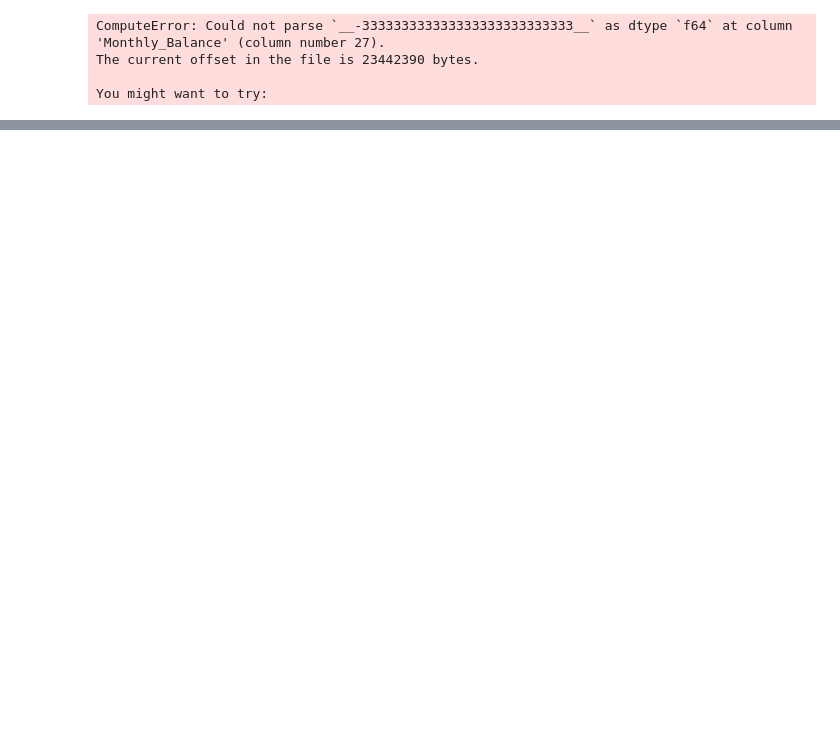
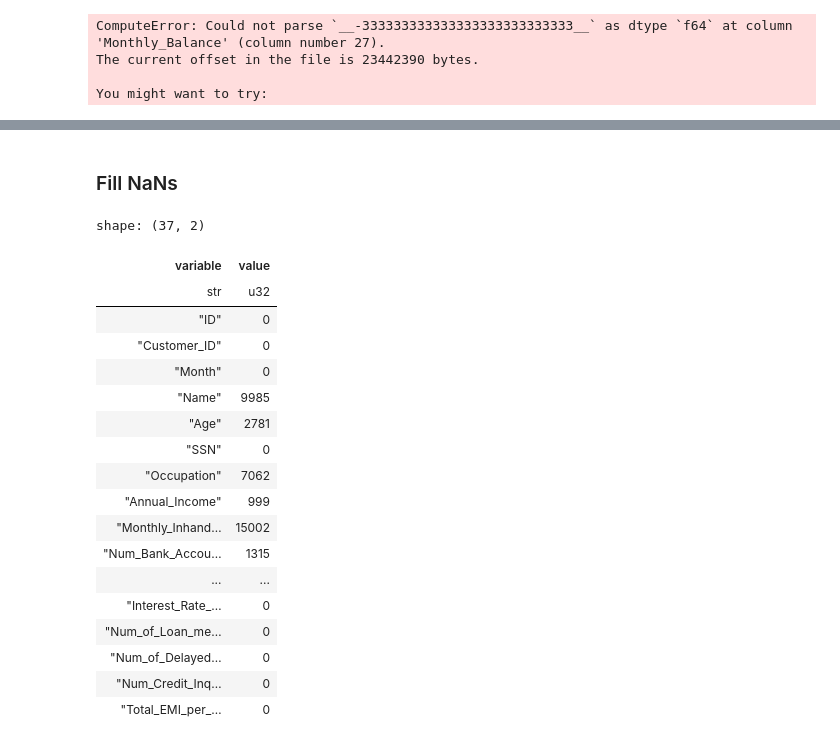
Before and after one commit to jkoscialkowski/medium-pandas-vs-polars, a Jupyter notebook: data_prep.ipynb, the cells around one changed output, grey strips where cells are left out. Cells and saved outputs as stored; diff of their text form; code cells hidden in the pictures; blank space fills up the shorter version.

```diff
--- a/data_prep.ipynb
+++ b/data_prep.ipynb
@@ -196,0 +203,2 @@ dtype: int64
+# %%
+pl.Config.set_tbl_rows(100)
@@ -202,5 +212,4 @@ The current offset in the file is 23442390 bytes.
 
 You might want to try:
 # %%
-NULL_VALUES_LIST = ["__-333333333333333333333333333__"]
-pl_df_train = pl.read_csv("train.csv", null_values=NULL_VALUES_LIST)
+pl_df_train = pl.read_csv("train.csv", dtypes={"Monthly_Balance": pl.Utf8})
@@ -216,0 +285,2 @@ df_train.Delay_from_due_date.describe()
+# %%
+pl_df_train_clean = tpl.cleanup_and_cast(pl_df_train)
@@ -216,0 +289,2 @@ df_train.Delay_from_due_date.describe()
+# %%
+pl_df_train_clean = tpl.replace_outliers(pl_df_train_clean)
@@ -216,0 +315,24 @@ df_train.Delay_from_due_date.describe()
+# %% [markdown]
+### Fill NaNs
+# %%
+pl_df_train_clean.select(pl.all().is_null().sum()).melt()
+# %% [output]
+shape: (37, 2)
+| variable | value |
+| str | u32 |
+| "ID" | 0 |
+| "Customer_ID" | 0 |
+| "Month" | 0 |
+| "Name" | 9985 |
+| "Age" | 2781 |
+| "SSN" | 0 |
+| "Occupation" | 7062 |
+| "Annual_Income" | 999 |
+| "Monthly_Inhand… | 15002 |
+| "Num_Bank_Accou… | 1315 |
+| ... | ... |
+| "Interest_Rate_… | 0 |
+| "Num_of_Loan_me… | 0 |
+| "Num_of_Delayed… | 0 |
+| "Num_Credit_Inq… | 0 |
+| "Total_EMI_per_… | 0 |
```
Also changed, not shown: parts of 26 cells of this notebook, 6 other files.
